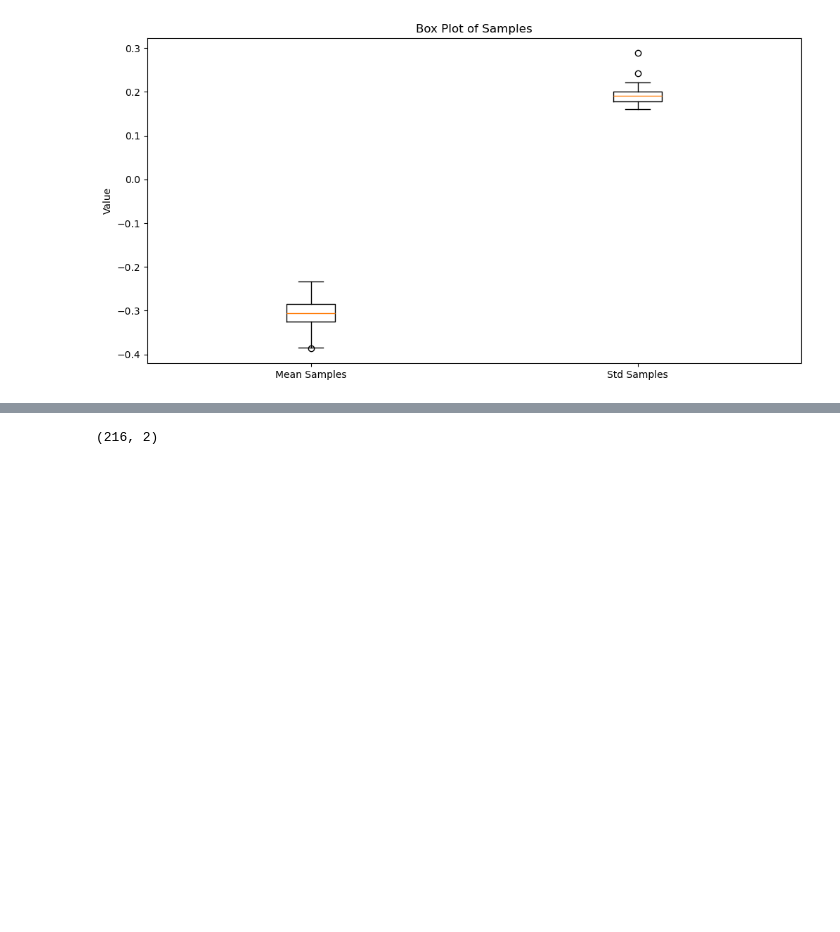
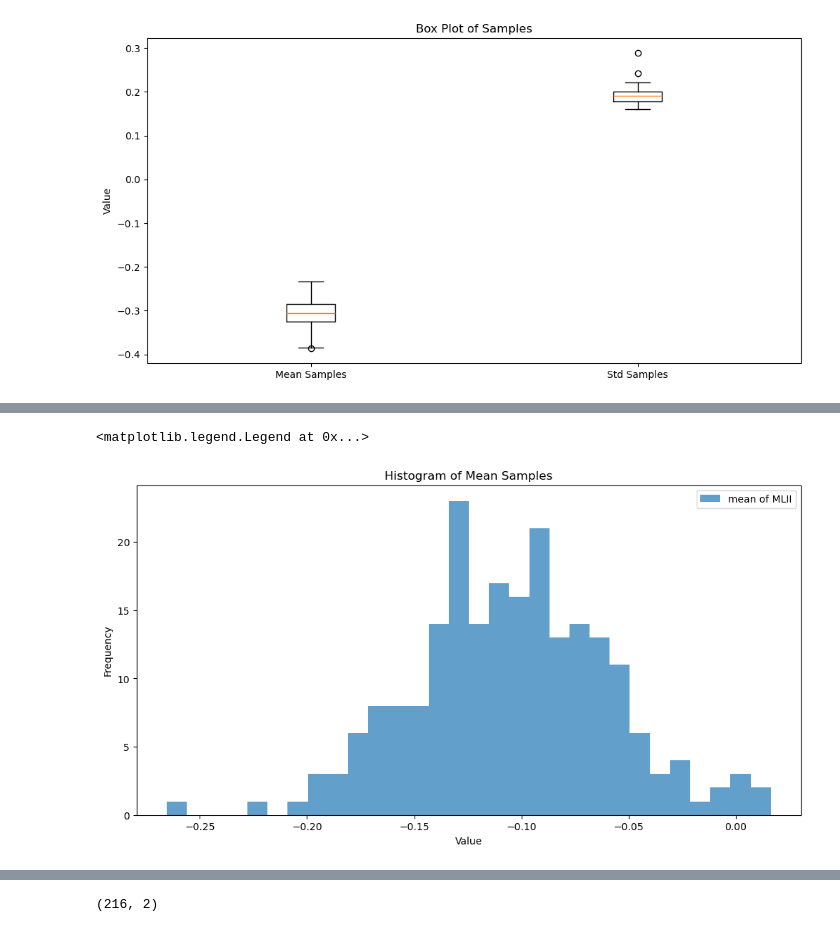
Before and after one commit to Mahmoud-albisary/Automatic-Detection-of-Heart-Arrhythmias-from-ECG-Signals, a Jupyter notebook: file.ipynb, the cells around one changed output, grey strips where cells are left out. Cells and saved outputs as stored; diff of their text form; code cells hidden in the pictures; blank space fills up the shorter version.

Commit message:
Output the frequency for each LEAD used for the patients

```diff
--- a/file.ipynb
+++ b/file.ipynb
@@ -238,0 +229,10 @@ plt.show()
+# %%
+plt.figure(figsize=(12, 6))
+plt.hist(mean_samples[:, 0], bins=30, alpha=0.7, label='mean of MLII')
+plt.title('Histogram of Mean Samples')
+plt.xlabel('Value')
+plt.ylabel('Frequency')
+plt.legend()
+# %% [output]
+<matplotlib.legend.Legend at 0x...>
+[figure, added]
```
Also changed, not shown: parts of 12 cells of this notebook, 1 other file.
